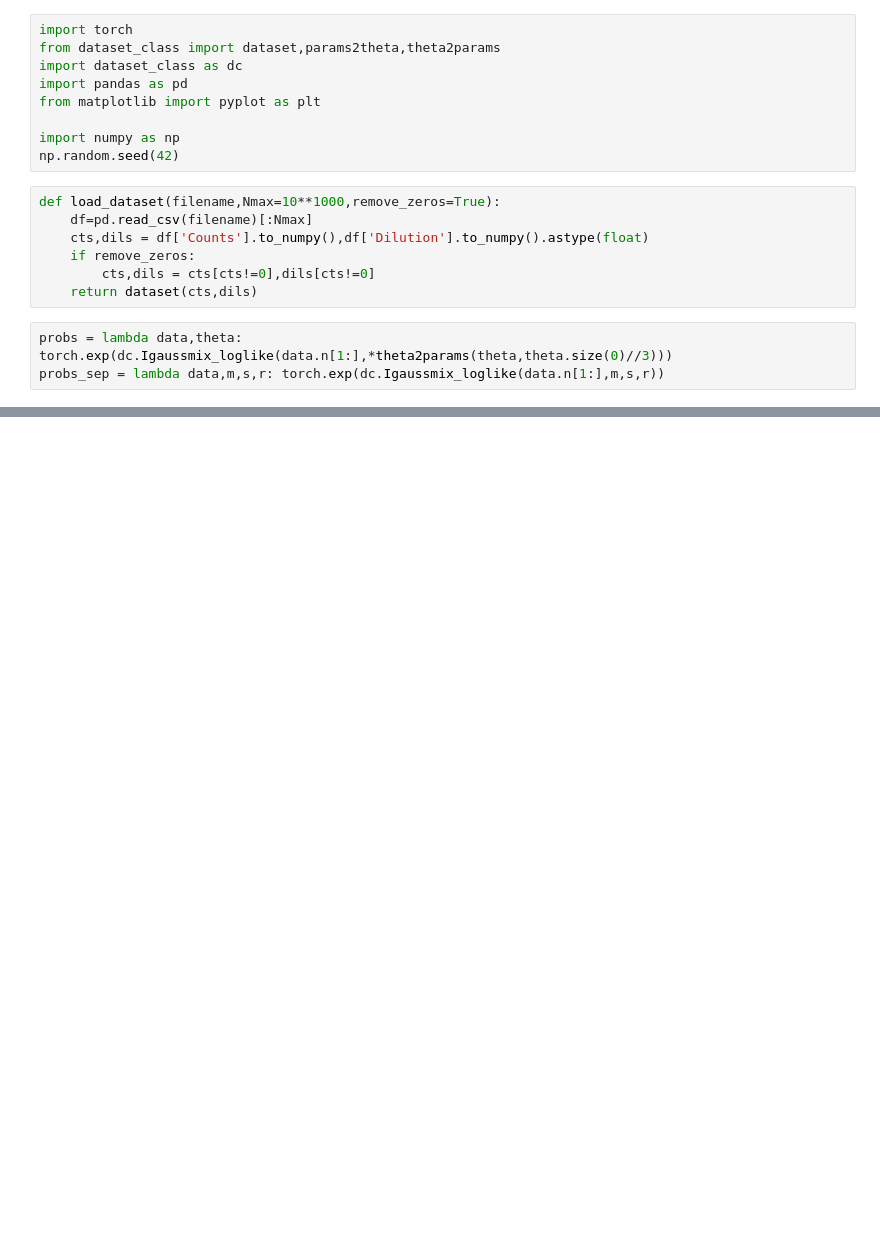
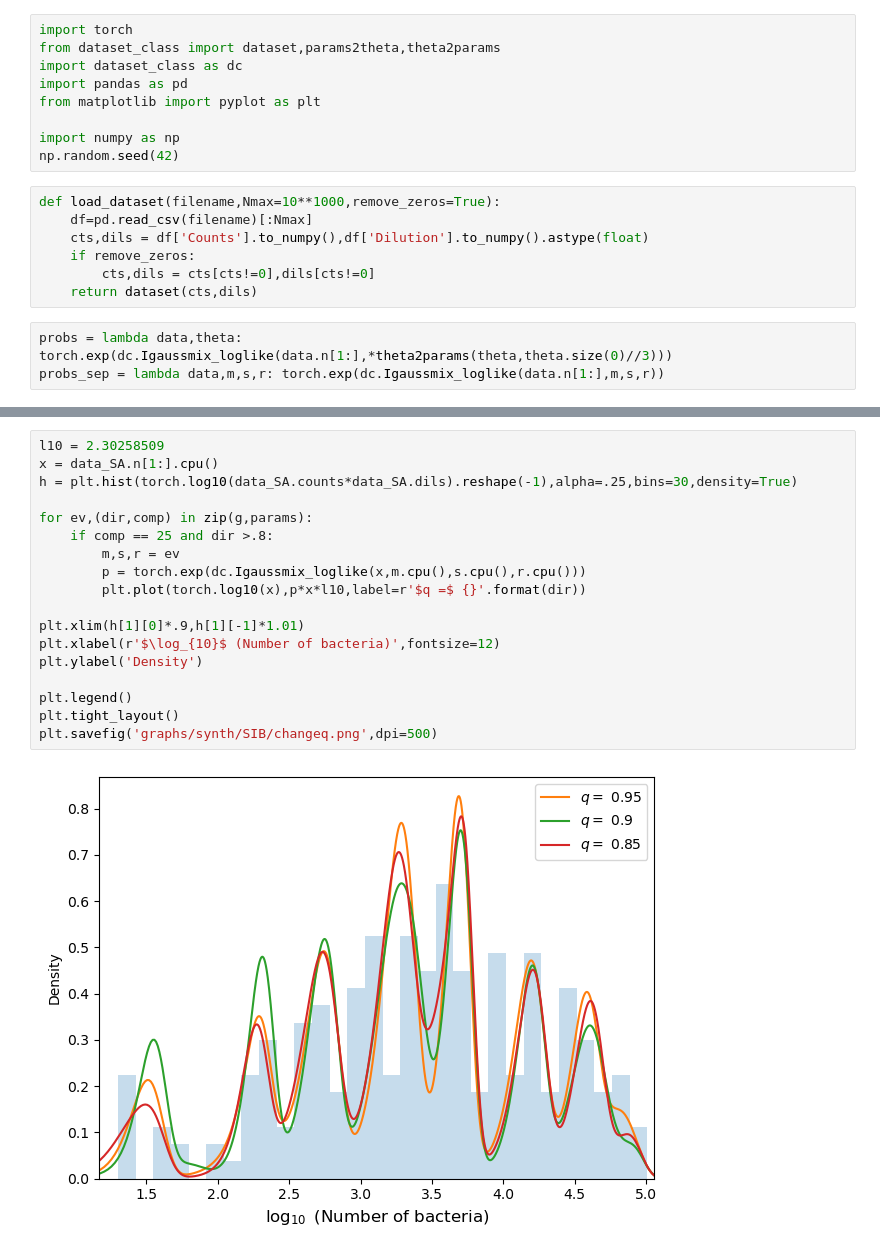
Before and after one commit to PessoaP/REPOP, a Jupyter notebook: check_real.ipynb, the cells around one changed output, grey strips where cells are left out. Drawn from its saved outputs; the diff is of its cells as text; blank space fills up the shorter version.

```diff
--- a/check_real.ipynb
+++ b/check_real.ipynb
@@ -50,0 +106,20 @@ data_SA.make_plot(filename='graphs/real/SA_densities.png')
+# %%
+l10 = 2.30258509
+x = data_SA.n[1:].cpu()
+h = plt.hist(torch.log10(data_SA.counts*data_SA.dils).reshape(-1),alpha=.25,bins=30,density=True)
+
+for ev,(dir,comp) in zip(g,params):
+    if comp == 25 and dir >.8:
+        m,s,r = ev
+        p = torch.exp(dc.Igaussmix_loglike(x,m.cpu(),s.cpu(),r.cpu()))
+        plt.plot(torch.log10(x),p*x*l10,label=r'$q =$ {}'.format(dir))
+
+plt.xlim(h[1][0]*.9,h[1][-1]*1.01)
+plt.xlabel(r'$\log_{10}$ (Number of bacteria)',fontsize=12)
+plt.ylabel('Density')
+
+plt.legend()
+plt.tight_layout()
+plt.savefig('graphs/synth/SIB/changeq.png',dpi=500)
+# %% [output]
+[figure, added]
```
Also changed, not shown: parts of 6 cells of this notebook, 3 other files.
